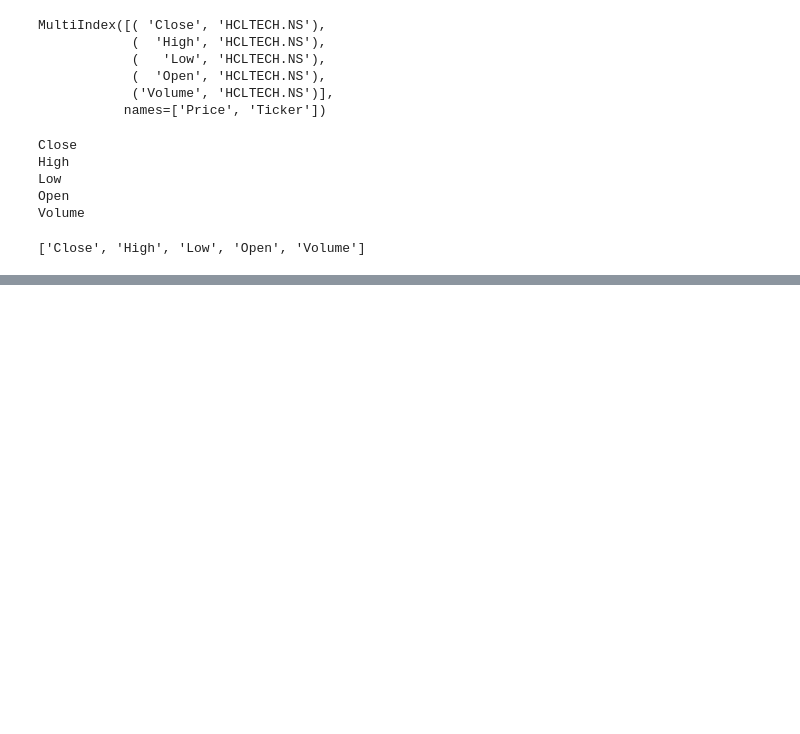
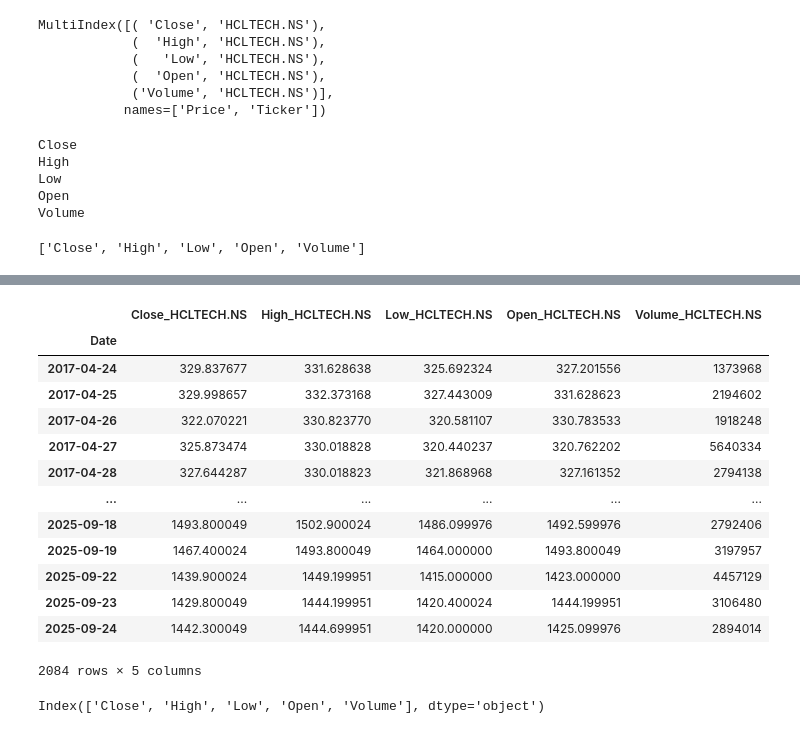
Before and after one commit to ArunK-ML/Learn---TimeSeries-StockPrice---Tensorflow, a Jupyter notebook: TimeSeries_Stockprice.ipynb, the cells around one changed output, grey strips where cells are left out. Drawn from its saved outputs; the diff is of its cells as text; code cells hidden in the pictures; blank space fills up the shorter version.

```diff
--- a/TimeSeries_Stockprice.ipynb
+++ b/TimeSeries_Stockprice.ipynb
@@ -51,0 +76,19 @@ df1.columns = [i[0] for i in df1.columns]
+# %%
+df1 = df.copy()
+df1.columns = ["_".join(i).strip() for i in df1.columns.values]
+df1
+# %% [output]
+|  | Close_HCLTECH.NS | High_HCLTECH.NS | Low_HCLTECH.NS | Open_HCLTECH.NS | Volume_HCLTECH.NS |
+| Date |  |  |  |  |  |
+| 2017-04-24 | 329.837677 | 331.628638 | 325.692324 | 327.201556 | 1373968 |
+| 2017-04-25 | 329.998657 | 332.373168 | 327.443009 | 331.628623 | 2194602 |
+| 2017-04-26 | 322.070221 | 330.823770 | 320.581107 | 330.783533 | 1918248 |
+| 2017-04-27 | 325.873474 | 330.018828 | 320.440237 | 320.762202 | 5640334 |
+| 2017-04-28 | 327.644287 | 330.018823 | 321.868968 | 327.161352 | 2794138 |
+| ... | ... | ... | ... | ... | ... |
+| 2025-09-18 | 1493.800049 | 1502.900024 | 1486.099976 | 1492.599976 | 2792406 |
+| 2025-09-19 | 1467.400024 | 1493.800049 | 1464.000000 | 1493.800049 | 3197957 |
+| 2025-09-22 | 1439.900024 | 1449.199951 | 1415.000000 | 1423.000000 | 4457129 |
+| 2025-09-23 | 1429.800049 | 1444.199951 | 1420.400024 | 1444.199951 | 3106480 |
+| 2025-09-24 | 1442.300049 | 1444.699951 | 1420.000000 | 1425.099976 | 2894014 |
+2084 rows × 5 columns
@@ -51,0 +97,4 @@ df1.columns = [i[0] for i in df1.columns]
+# %%
+df.columns
+# %% [output]
+Index(['Close', 'High', 'Low', 'Open', 'Volume'], dtype='object')
```
Also changed, not shown: parts of 9 cells of this notebook.
